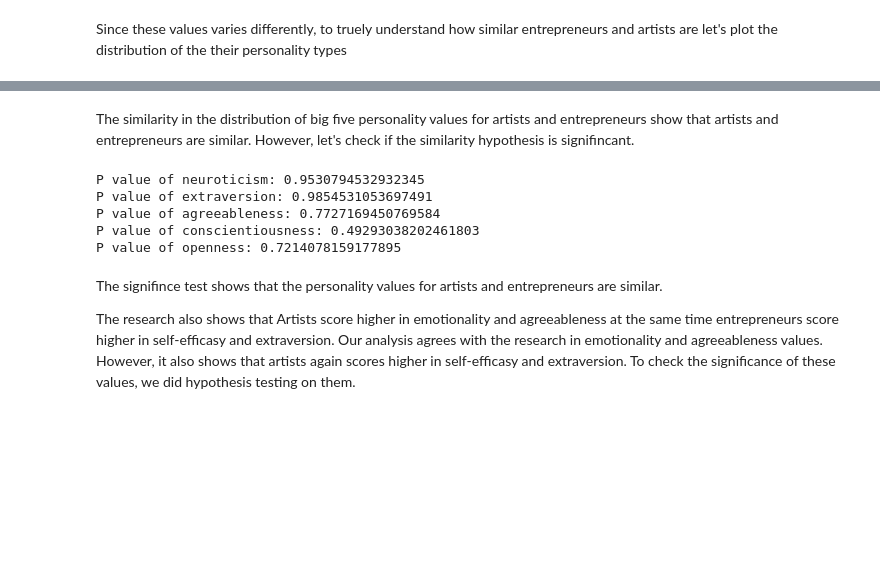
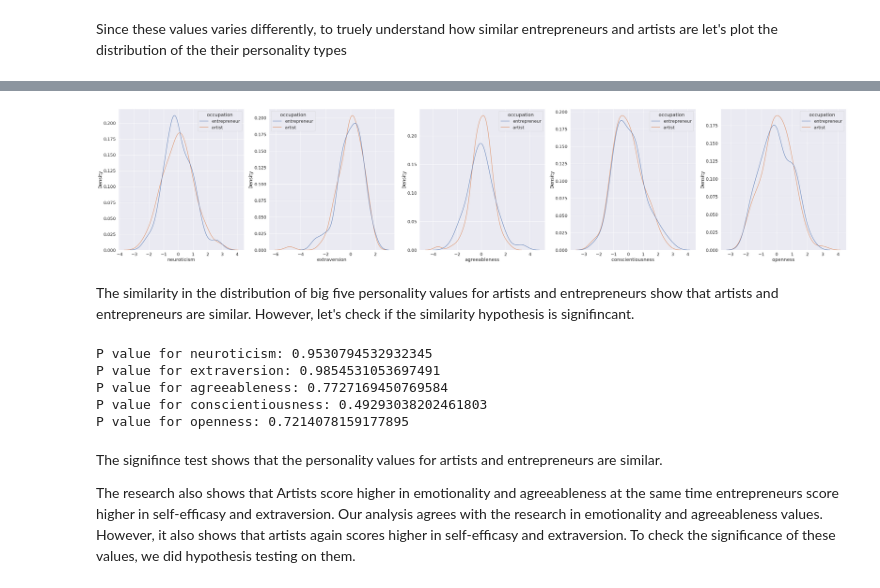
Before and after one commit to epfl-ada/ada-2021-project-madry, a Jupyter notebook: entrepreneur_artist_compare.ipynb, the cells around one changed output, grey strips where cells are left out. Drawn from its saved outputs; the diff is of its cells as text; code cells hidden in the pictures; blank space fills up the shorter version.

Commit message:
entrepreneur notebook updated

```diff
--- a/entrepreneur_artist_compare.ipynb
+++ b/entrepreneur_artist_compare.ipynb
@@ -268,6 +263,3 @@ artist_personality_n = artist_personality_norm.copy()
 entrepreneur_personality_n['occupation'] = 'entrepreneur'
 artist_personality_n['occupation'] = 'artist'
 entrepreneur_artist_personality = pd.concat([entrepreneur_personality_n, artist_personality_n]).reset_index()
-# %%
-for i, attr in enumerate(BIG_FIVE):
-    sns.displot(entrepreneur_artist_personality, x=attr, hue='occupation', kind='kde')
@@ -280,15 +266,22 @@ for i, attr in enumerate(BIG_FIVE):
+# %%
+fig, axes = plt.subplots(1, 5, figsize=(50, 10))
+for i, attr in enumerate(['neuroticism', 'extraversion', 'agreeableness', 'conscientiousness', 'openness']):
+    sns.set(font_scale = 1.5)
+    sns.kdeplot(data=entrepreneur_artist_personality, x=attr, hue='occupation', ax=axes[i])
+# %% [output]
+[figure, added]
 # %% [markdown]
 The similarity in the distribution of big five personality values for artists and entrepreneurs show that artists and entrepreneurs are similar. However, let's check if the similarity hypothesis is signifincant.
 # %%
-for per in BIG_FIVE:
+for per in ['neuroticism', 'extraversion', 'agreeableness', 'conscientiousness', 'openness']:
     res = stats.ttest_ind(entrepreneur_personality_norm[per], artist_personality_norm[per])
     print(f'P value for {per}: {res[1]}')
 # %% [output]
-P value of neuroticism: 0.9530794532932345
-P value of extraversion: 0.9854531053697491
-P value of agreeableness: 0.7727169450769584
-P value of conscientiousness: 0.49293038202461803
-P value of openness: 0.7214078159177895
+P value for neuroticism: 0.9530794532932345
+P value for extraversion: 0.9854531053697491
+P value for agreeableness: 0.7727169450769584
+P value for conscientiousness: 0.49293038202461803
+P value for openness: 0.7214078159177895
 # %% [markdown]
 The signifince test shows that the personality values for artists and entrepreneurs are similar.
 
```
Also changed, not shown: parts of 3 cells of this notebook.
